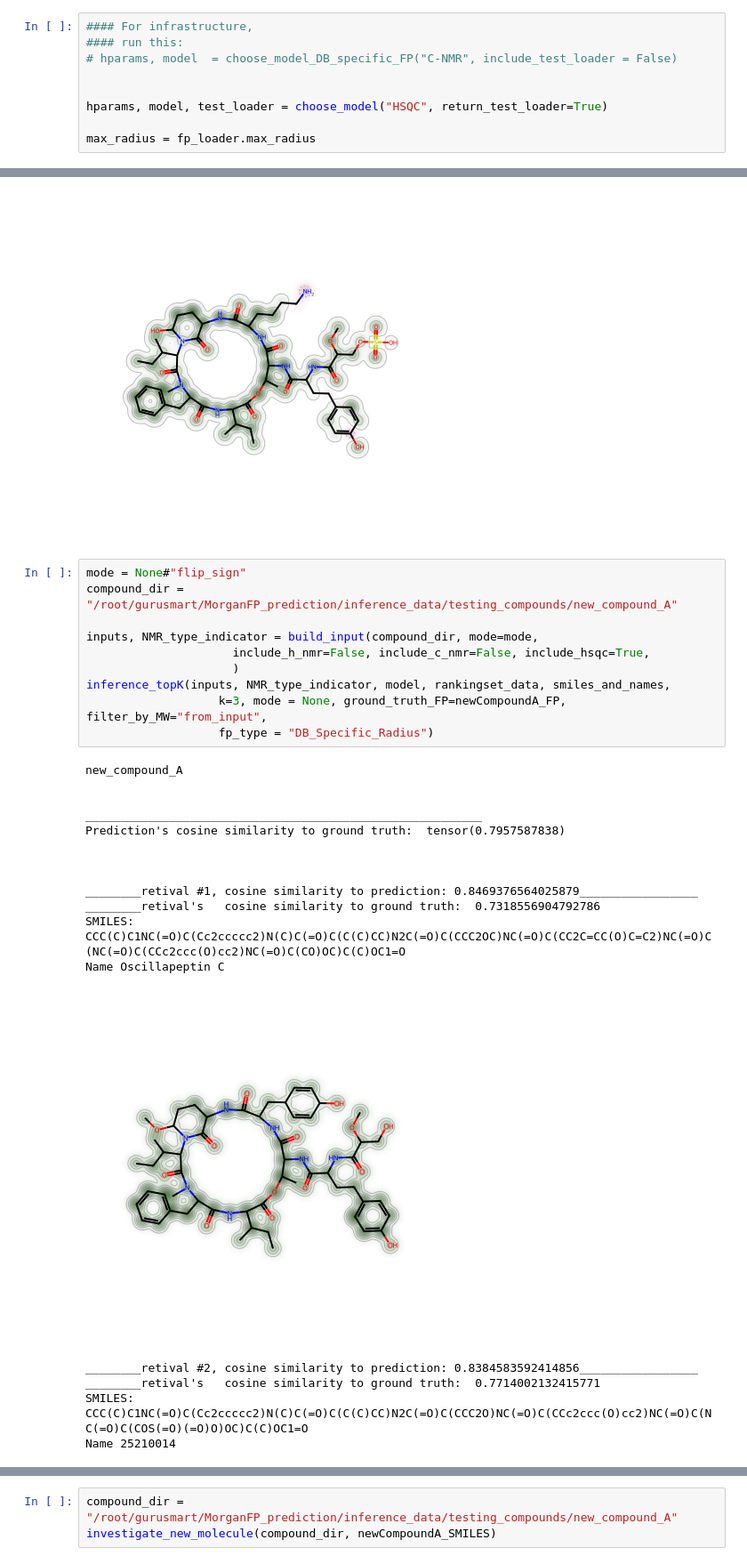
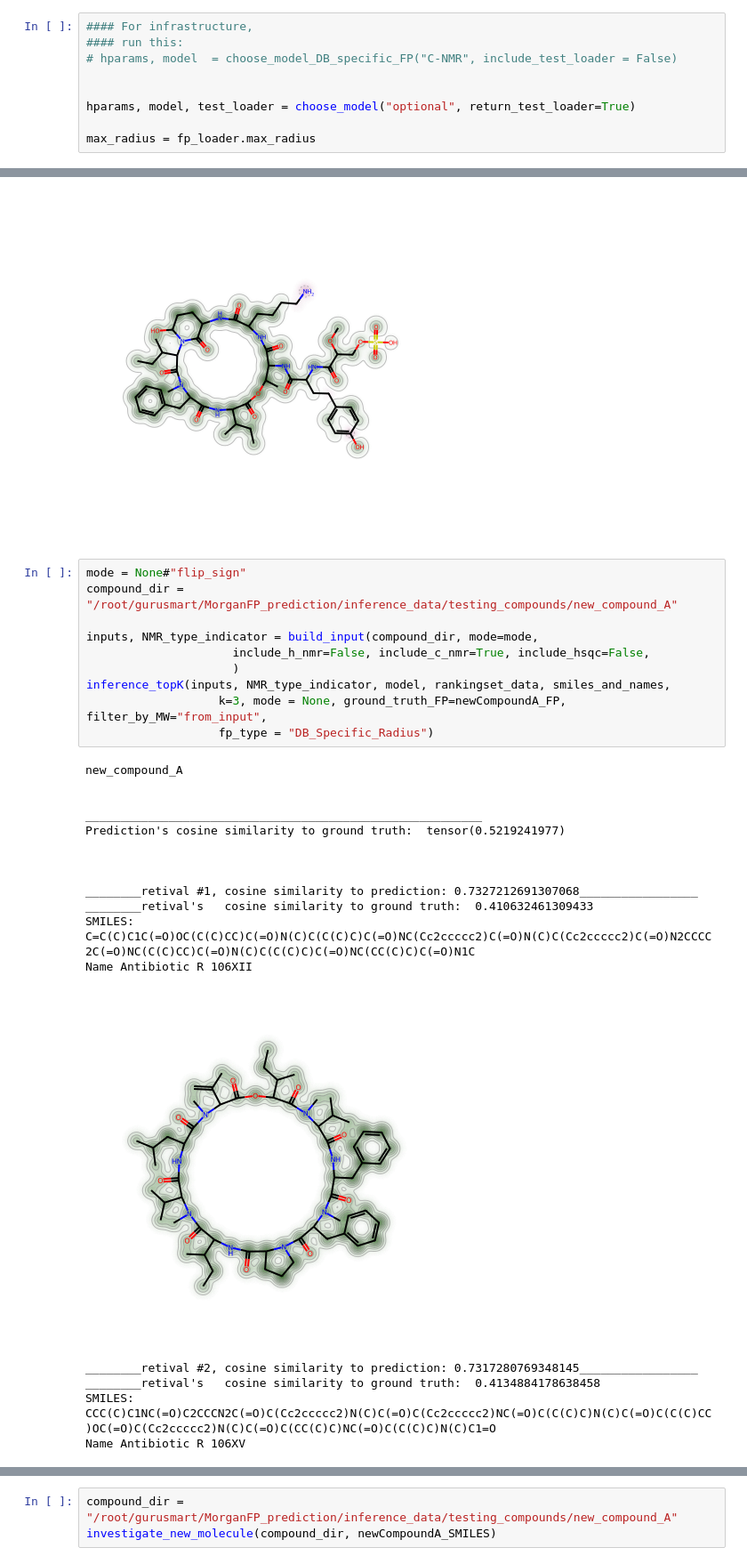
Before and after one commit to xwd0418/Spectre, a Jupyter notebook: inference/inference_with_unique_FP.ipynb, the cells around one changed output, grey strips where cells are left out. Shown at 89% size. Cells and saved outputs as stored; diff of their text form.

```diff
--- a/inference/inference_with_unique_FP.ipynb
+++ b/inference/inference_with_unique_FP.ipynb
@@ -51,7 +58,7 @@ from utils.get_NP_class import get_superclass_and_glycoside
 # hparams, model  = choose_model_DB_specific_FP("C-NMR", include_test_loader = False)
 
 
-hparams, model, test_loader = choose_model("HSQC", return_test_loader=True)
+hparams, model, test_loader = choose_model("optional", return_test_loader=True)
 
 max_radius = fp_loader.max_radius
 # %% [output]
@@ -327,28 +336,28 @@ Name "[(2~{R})-3-[[(1~{R})-1-[[(2~{R},5~{S},8~{S},11~{S},12~{S},15~{S},18~{S},21
 # %%
 mode = None#"flip_sign"
 compound_dir = "/root/gurusmart/MorganFP_prediction/inference_data/testing_compounds/new_compound_A"
 
 inputs, NMR_type_indicator = build_input(compound_dir, mode=mode,
-                     include_h_nmr=False, include_c_nmr=False, include_hsqc=True,
+                     include_h_nmr=False, include_c_nmr=True, include_hsqc=False,
                      )
 inference_topK(inputs, NMR_type_indicator, model, rankingset_data, smiles_and_names,
                    k=3, mode = None, ground_truth_FP=newCompoundA_FP, filter_by_MW="from_input",
                    fp_type = "DB_Specific_Radius")
 # %% [output]
 new_compound_A
 
 
 _________________________________________________________
-Prediction's cosine similarity to ground truth:  tensor(0.7957587838)
+Prediction's cosine similarity to ground truth:  tensor(0.5219241977)
 
 
 
-________retival #1, cosine similarity to prediction: 0.8469376564025879_________________
-________retival's   cosine similarity to ground truth:  0.7318556904792786
-SMILES: CCC(C)C1NC(=O)C(Cc2ccccc2)N(C)C(=O)C(C(C)CC)N2C(=O)C(CCC2OC)NC(=O)C(CC2C=CC(O)C=C2)NC(=O)C(NC(=O)C(CCc2ccc(O)cc2)NC(=O)C(CO)OC)C(C)OC1=O
-Name Oscillapeptin C
+________retival #1, cosine similarity to prediction: 0.7327212691307068_________________
+________retival's   cosine similarity to ground truth:  0.410632461309433
+SMILES: C=C(C)C1C(=O)OC(C(C)CC)C(=O)N(C)C(C(C)C)C(=O)NC(Cc2ccccc2)C(=O)N(C)C(Cc2ccccc2)C(=O)N2CCCC2C(=O)NC(C(C)CC)C(=O)N(C)C(C(C)C)C(=O)NC(CC(C)C)C(=O)N1C
+Name Antibiotic R 106XII
-[figure, old version]
+[figure, new version]
-________retival #2, cosine similarity to prediction: 0.8384583592414856_________________
-________retival's   cosine similarity to ground truth:  0.7714002132415771
-SMILES: CCC(C)C1NC(=O)C(Cc2ccccc2)N(C)C(=O)C(C(C)CC)N2C(=O)C(CCC2O)NC(=O)C(CCc2ccc(O)cc2)NC(=O)C(NC(=O)C(COS(=O)(=O)O)OC)C(C)OC1=O
-Name 25210014
+________retival #2, cosine similarity to prediction: 0.7317280769348145_________________
+________retival's   cosine similarity to ground truth:  0.4134884178638458
+SMILES: CCC(C)C1NC(=O)C2CCCN2C(=O)C(Cc2ccccc2)N(C)C(=O)C(Cc2ccccc2)NC(=O)C(C(C)C)N(C)C(=O)C(C(C)CC)OC(=O)C(Cc2ccccc2)N(C)C(=O)C(CC(C)C)NC(=O)C(C(C)C)N(C)C1=O
+Name Antibiotic R 106XV
```
Also changed, not shown: parts of 7 cells of this notebook, 16 other files.
